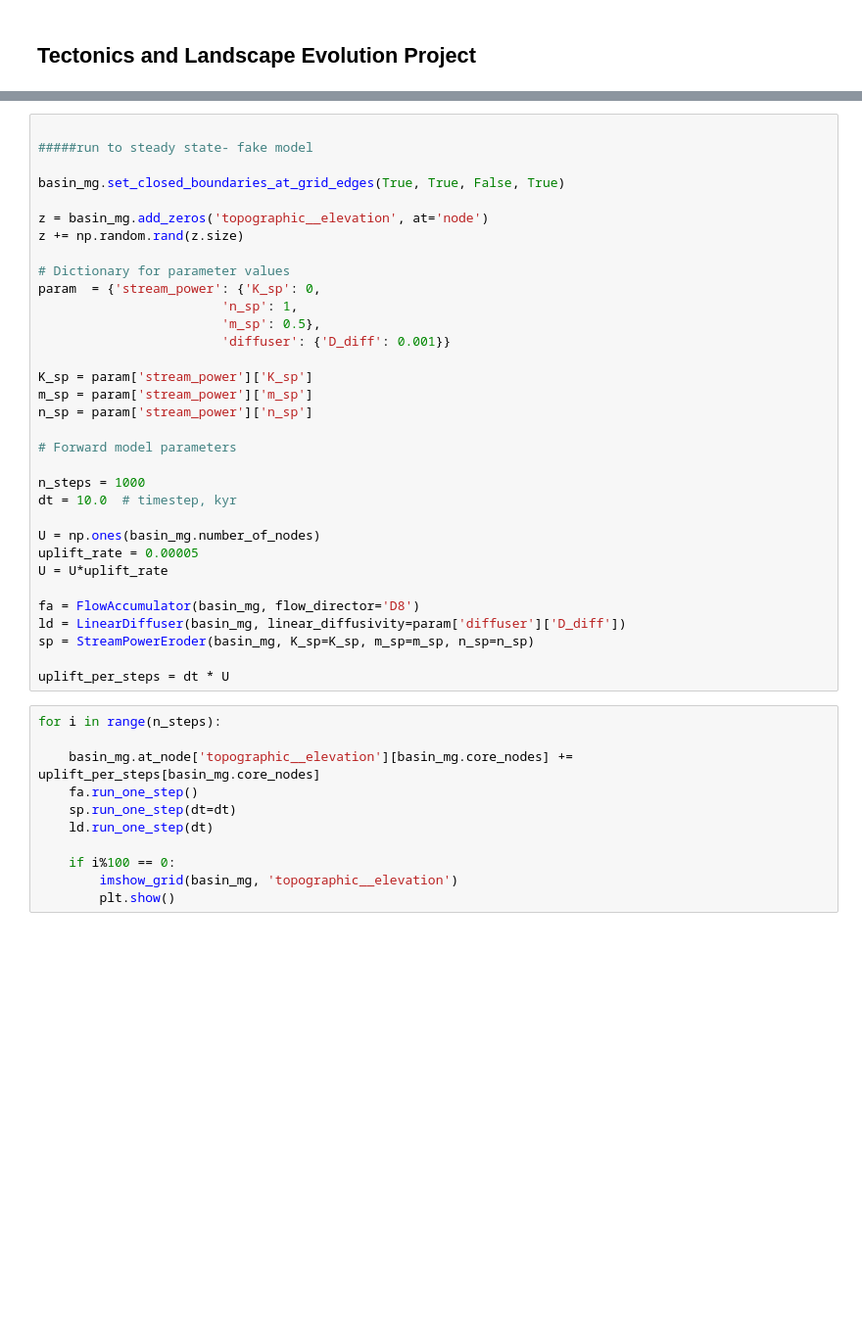
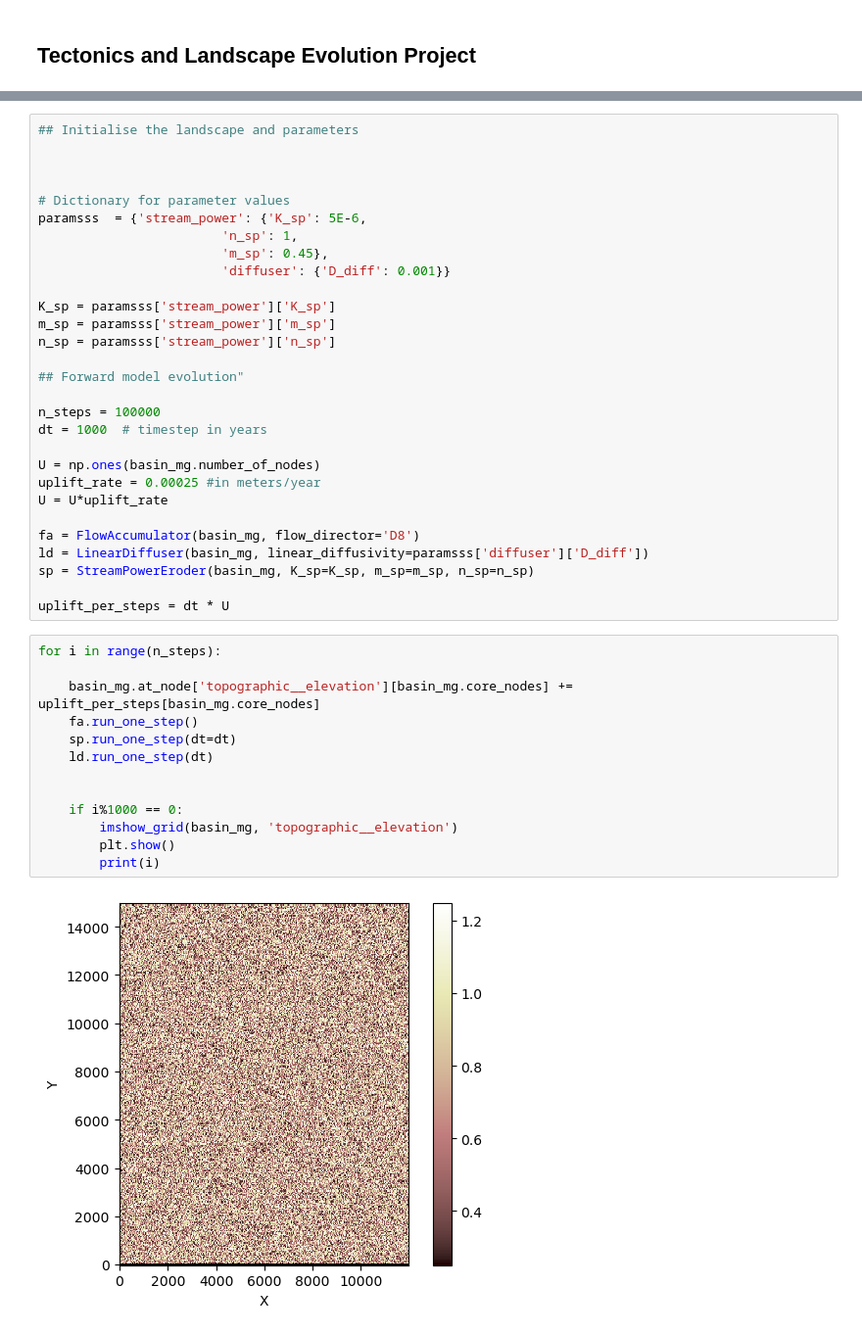
Before and after one commit to thepedroland/tect_land_project, a Jupyter notebook: tatun_Fake_model.ipynb, the cells around one changed output, grey strips where cells are left out. Shown: that part at 98% size. Drawn from its saved outputs; the diff is of its cells as text; blank space fills up the shorter version.

```diff
--- a/tatun_Fake_model.ipynb
+++ b/tatun_Fake_model.ipynb
@@ -28,44 +48,44 @@ basin_mg = RasterModelGrid((rows,cols),10)
 # %%
+## Initialise the landscape and parameters
 
-#####run to steady state- fake model
 
-basin_mg.set_closed_boundaries_at_grid_edges(True, True, False, True)
-
-z = basin_mg.add_zeros('topographic__elevation', at='node')
-z += np.random.rand(z.size)
 
 # Dictionary for parameter values
-param  = {'stream_power': {'K_sp': 0,
+paramsss  = {'stream_power': {'K_sp': 5E-6,
                         'n_sp': 1,
-                        'm_sp': 0.5},
+                        'm_sp': 0.45},
                         'diffuser': {'D_diff': 0.001}}
 
-K_sp = param['stream_power']['K_sp']
-m_sp = param['stream_power']['m_sp']
-n_sp = param['stream_power']['n_sp']
+K_sp = paramsss['stream_power']['K_sp']
+m_sp = paramsss['stream_power']['m_sp']
+n_sp = paramsss['stream_power']['n_sp']
 
-# Forward model parameters
+## Forward model evolution"
 
-n_steps = 1000
-dt = 10.0  # timestep, kyr
+n_steps = 100000
+dt = 1000  # timestep in years
 
 U = np.ones(basin_mg.number_of_nodes)
-uplift_rate = 0.00005
+uplift_rate = 0.00025 #in meters/year
 U = U*uplift_rate
 
 fa = FlowAccumulator(basin_mg, flow_director='D8')
-ld = LinearDiffuser(basin_mg, linear_diffusivity=param['diffuser']['D_diff'])
+ld = LinearDiffuser(basin_mg, linear_diffusivity=paramsss['diffuser']['D_diff'])
 sp = StreamPowerEroder(basin_mg, K_sp=K_sp, m_sp=m_sp, n_sp=n_sp)
 
 uplift_per_steps = dt * U
 # %%
 for i in range(n_steps):
 
     basin_mg.at_node['topographic__elevation'][basin_mg.core_nodes] += uplift_per_steps[basin_mg.core_nodes]
     fa.run_one_step()
     sp.run_one_step(dt=dt)
     ld.run_one_step(dt)
 
-    if i%100 == 0:
+
+    if i%1000 == 0:
         imshow_grid(basin_mg, 'topographic__elevation')
         plt.show()
+        print(i)
+# %% [output]
+[figure, added]
```
Also changed, not shown: parts of 4 cells of this notebook.
